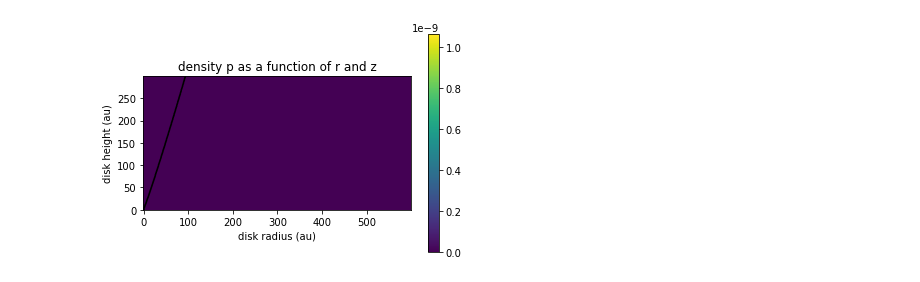
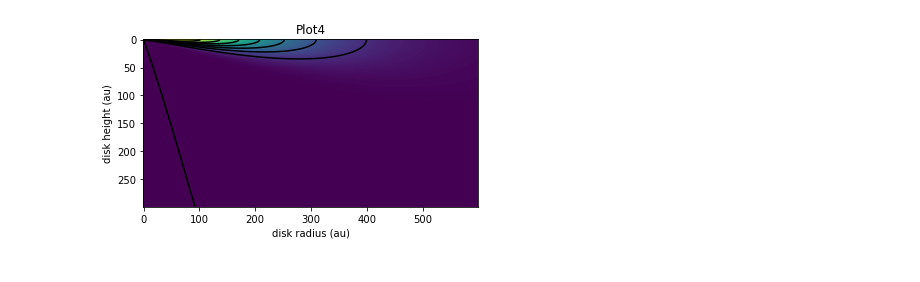
Before and after one commit to feilongm/Notebooks, a Jupyter notebook: notebooks/Plots.ipynb, the cells around one changed output. Saved outputs shown, nothing was run; the diff lists cells and outputs as text; code cells hidden in the pictures.

```diff
--- a/notebooks/Plots.ipynb
+++ b/notebooks/Plots.ipynb
@@ -68,32 +38,26 @@ leg = ax.legend(loc = 'best')
 # %%
 import matplotlib.pyplot as plt
 import numpy as np
 import math
-from astropy import units as u
 
-Md = 0.14 * u.solMass
-Md = Md.to(u.g)
+Md = 0.14
 gam = 0.8
-rc = 165.0 * u.au
-rc = rc.to(u.cm)
-r_ref = 100.0 * u.au
-h_ref = 8.44 * u.au
+rc = 165.0
+r_ref = 100.0
+h_ref = 8.44
 psi = 1.08
-x = np.arange(0.45, 600.0) * u.au
-y = np.arange(0, 300.0) * u.au
+x = np.arange(0.45, 600.0)
+y = np.arange(0, 300.0)
 r, z = np.meshgrid(x, y)
-sigma_c = ((2 - gam) * Md) / ((2 * math.pi) * rc ** 2)
-rc = rc.to(u.au)
+sigma_c = ((2 - gam) * Md) / (2 * math.pi) * rc ** 2
 sigma_gr = sigma_c * ((r / rc) ** (-1 * gam)) * np.exp((-1 * (r / rc) ** (2 - gam)))
-Hr = (h_ref * (r / r_ref) ** psi)
-P = (sigma_gr / ((2 * math.pi) ** (0.5)) * Hr.to(u.cm) ** -1) * np.exp(-0.5 * (z / Hr) ** 2)
-plt.imshow(P, origin = 'lower')
-plt.title(r'density p as a function of r and z')
+Hr = h_ref * (r / r_ref) ** psi
+P = (sigma_gr / ((2 * math.pi) ** (0.5)) * Hr) * np.exp(-0.5 * (z / Hr) ** 2)
+plt.imshow(P)
+plt.contour(r, z, P, colors = 'black')
+plt.title(r'Plot4')
 plt.xlabel(r'disk radius (au)')
 plt.ylabel(r'disk height (au)')
-plt.colorbar()
-plt.contour(r, z, P, colors = 'black')
 plt.show()
-P
 # %% [output]
-[figure, old version]
+[figure, new version]
```
Also changed, not shown: parts of 2 cells of this notebook.
